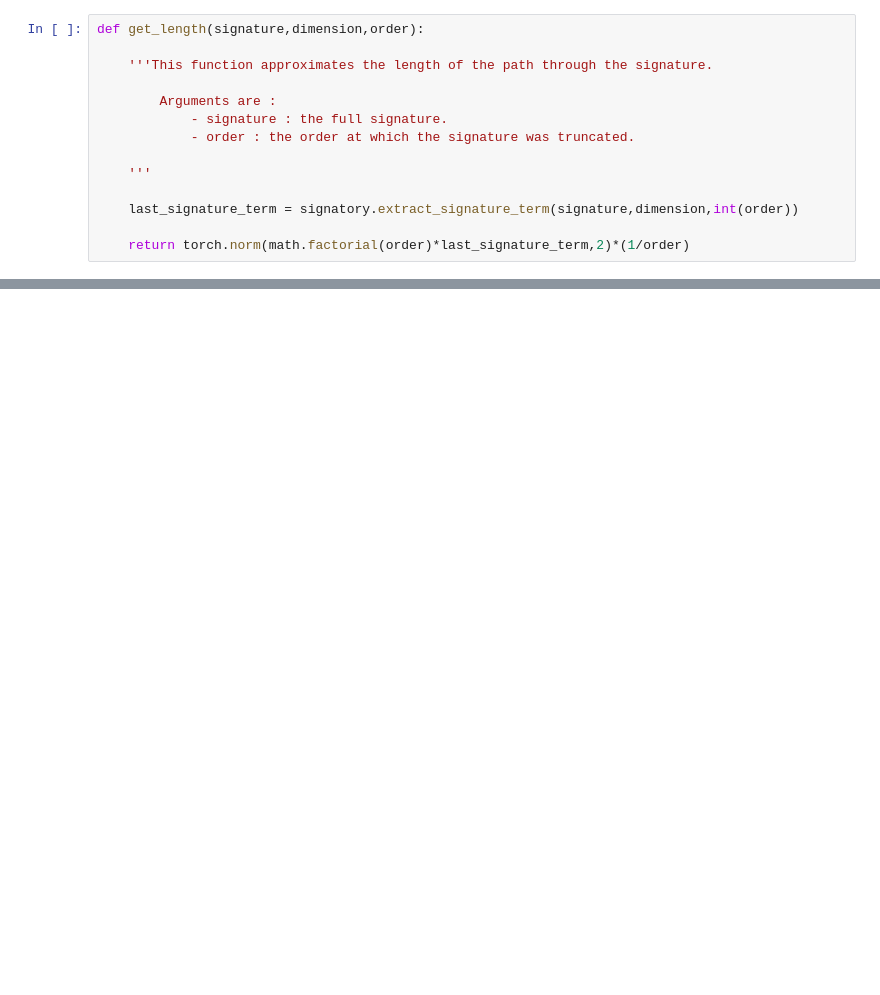
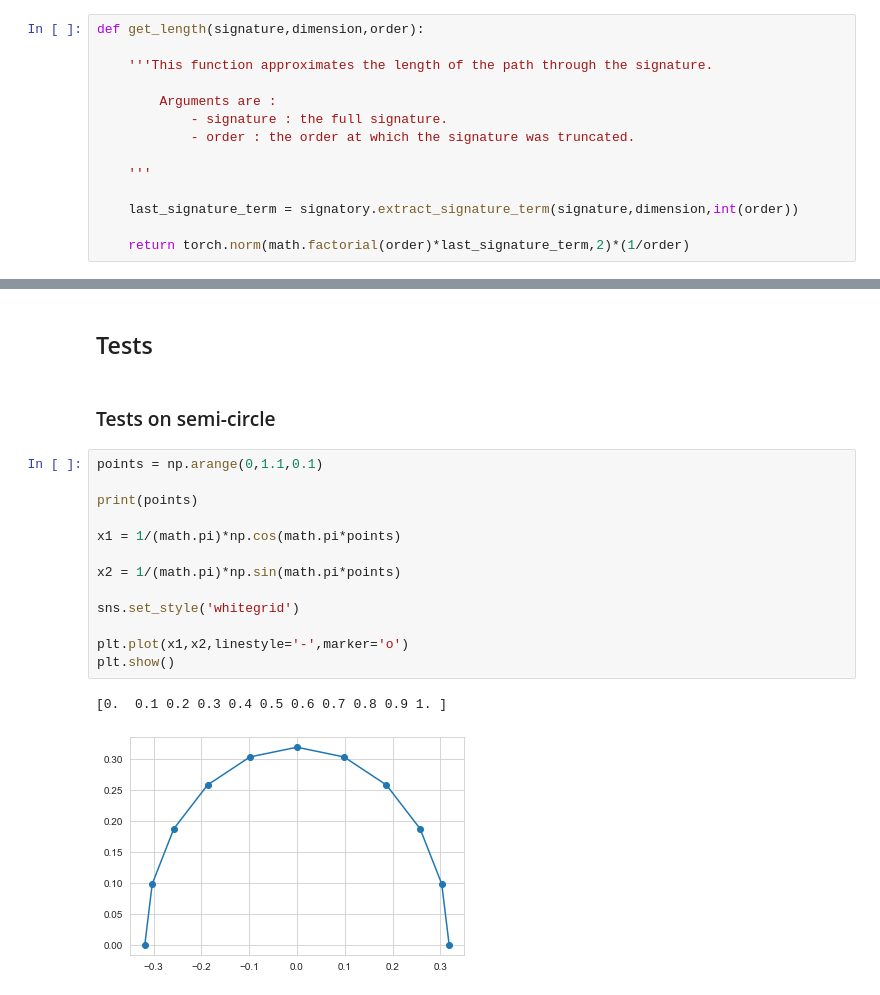
Before and after one commit to LinusBleistein/Signature-inversion, a Jupyter notebook: Insertion algorithm.ipynb, the cells around one changed output, grey strips where cells are left out. Cells and saved outputs as stored; diff of their text form; blank space fills up the shorter version.

```diff
--- a/Insertion algorithm.ipynb
+++ b/Insertion algorithm.ipynb
@@ -245,0 +299,20 @@ tensor([[0.7448, 0.7448, 0.7448, 0.7448, 0.7448],
+# %% [markdown]
+## Tests
+# %% [markdown]
+### Tests on semi-circle
+# %%
+points = np.arange(0,1.1,0.1)
+
+print(points)
+
+x1 = 1/(math.pi)*np.cos(math.pi*points)
+
+x2 = 1/(math.pi)*np.sin(math.pi*points)
+
+sns.set_style('whitegrid')
+
+plt.plot(x1,x2,linestyle='-',marker='o')
+plt.show()
+# %% [output]
+[0.  0.1 0.2 0.3 0.4 0.5 0.6 0.7 0.8 0.9 1. ]
+[figure, added]
```
Also changed, not shown: parts of 12 cells of this notebook.
